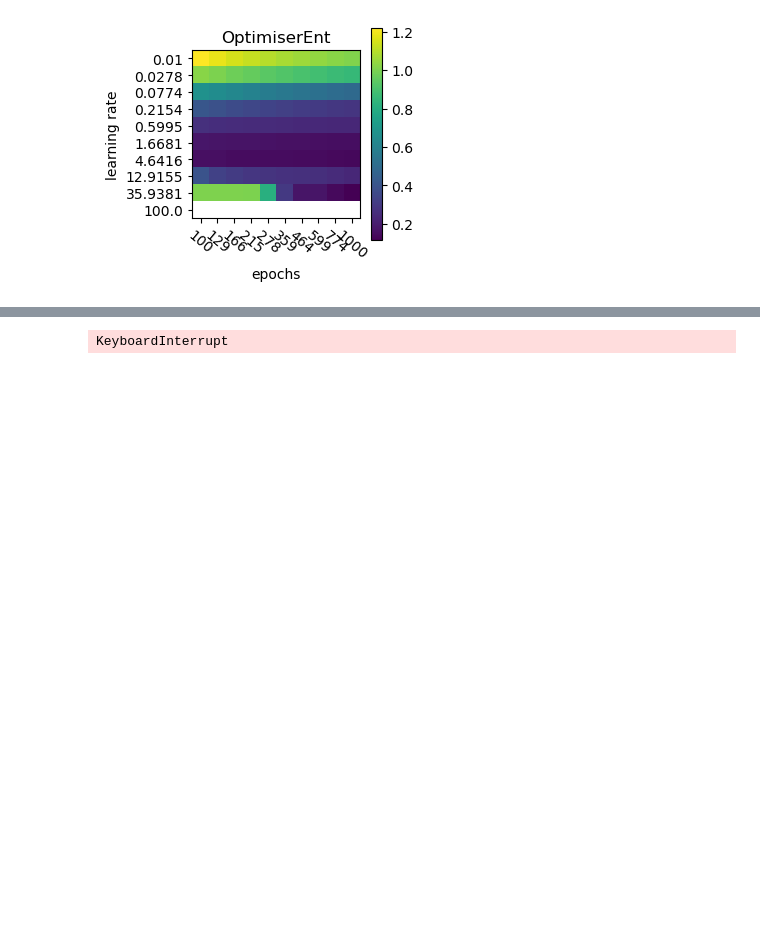
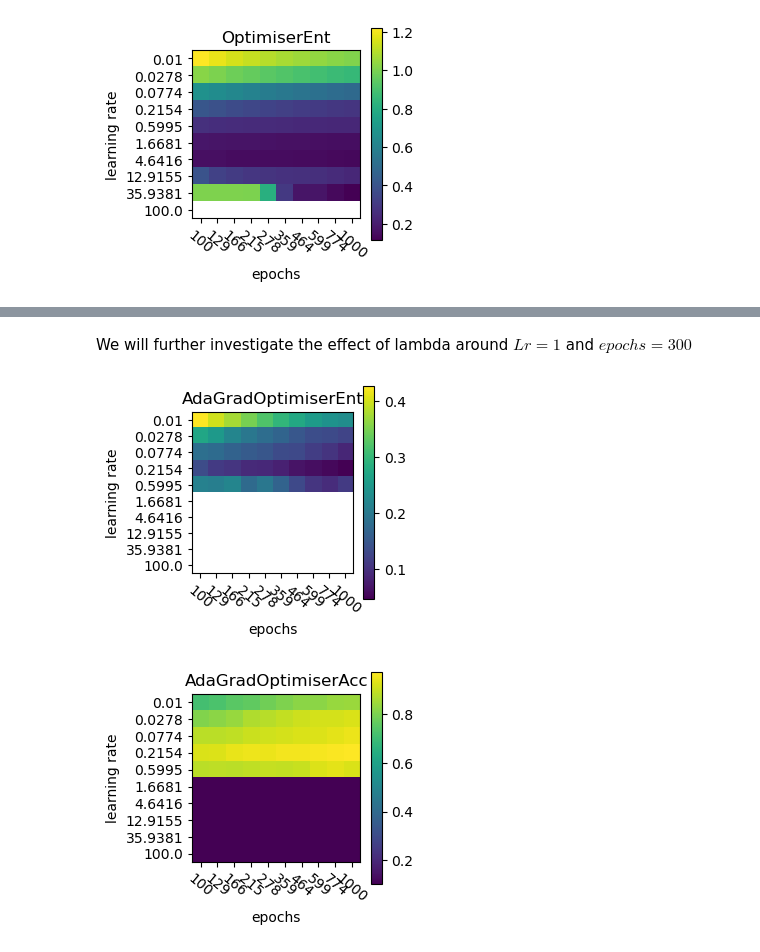
Before and after one commit to DavidSvejda2507/FYS-STK4155-Project-2, a Jupyter notebook: Notebook.ipynb, the cells around one changed output, grey strips where cells are left out. Saved outputs shown, nothing was run; the diff lists cells and outputs as text; code cells hidden in the pictures; blank space fills up the shorter version.

```diff
--- a/Notebook.ipynb
+++ b/Notebook.ipynb
@@ -372,7 +391,10 @@ KeyboardInterrupt
+# %% [markdown]
+We will further investigate the effect of lambda around $Lr = 1$ and $epochs = 300$
 # %%
-opt = 'Optimiser'
+opt = 'AdaGradOptimiser'
 base = f'Data/NrHidden1/{opt}/LrEpoch'
 for item in os.listdir(base):
     plot_lr_epochs(f'{base}/{item}', f"{opt}{item[:3]}.png", f"{opt}{item[:3]}", f"{target}{opt}{item[:3]}.png")
 # %% [output]
-KeyboardInterrupt
+[figure, added]
+[figure, added]
```
Also changed, not shown: parts of 40 cells of this notebook, 43 other files.
